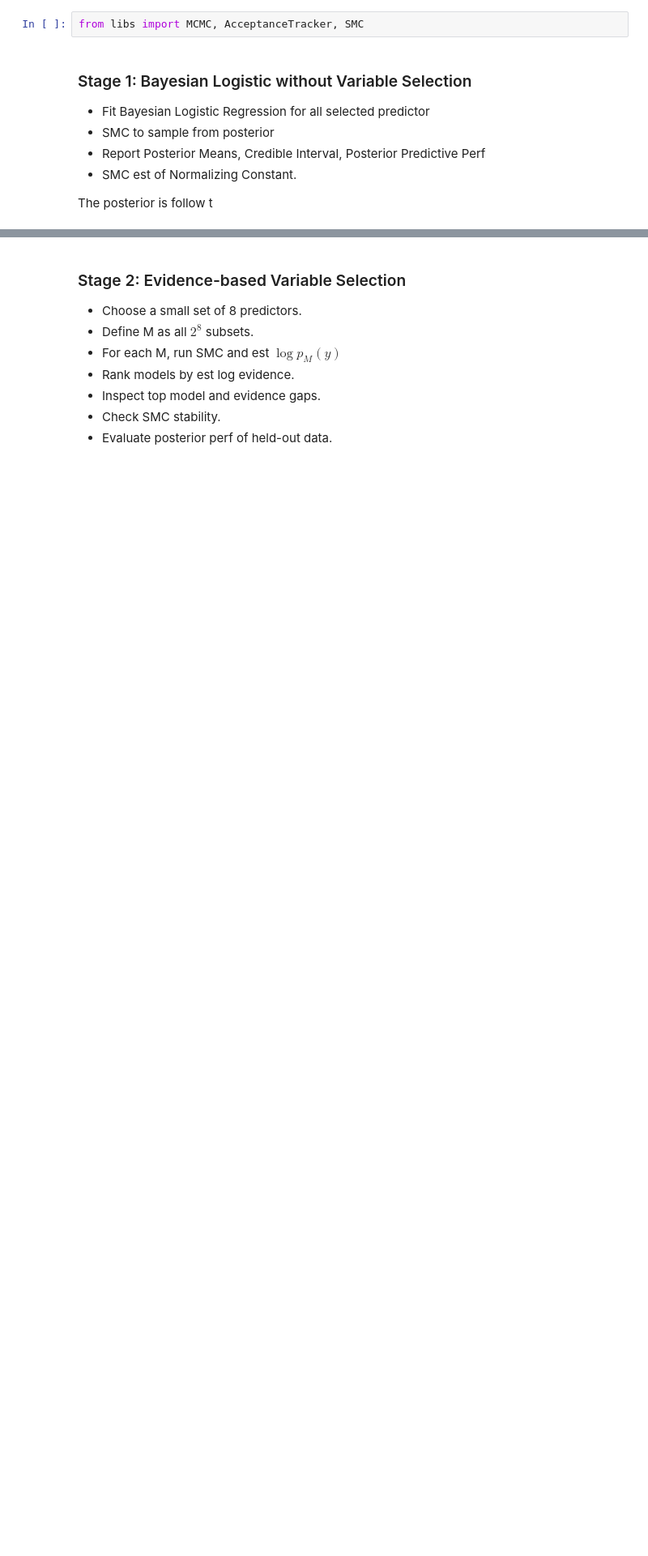
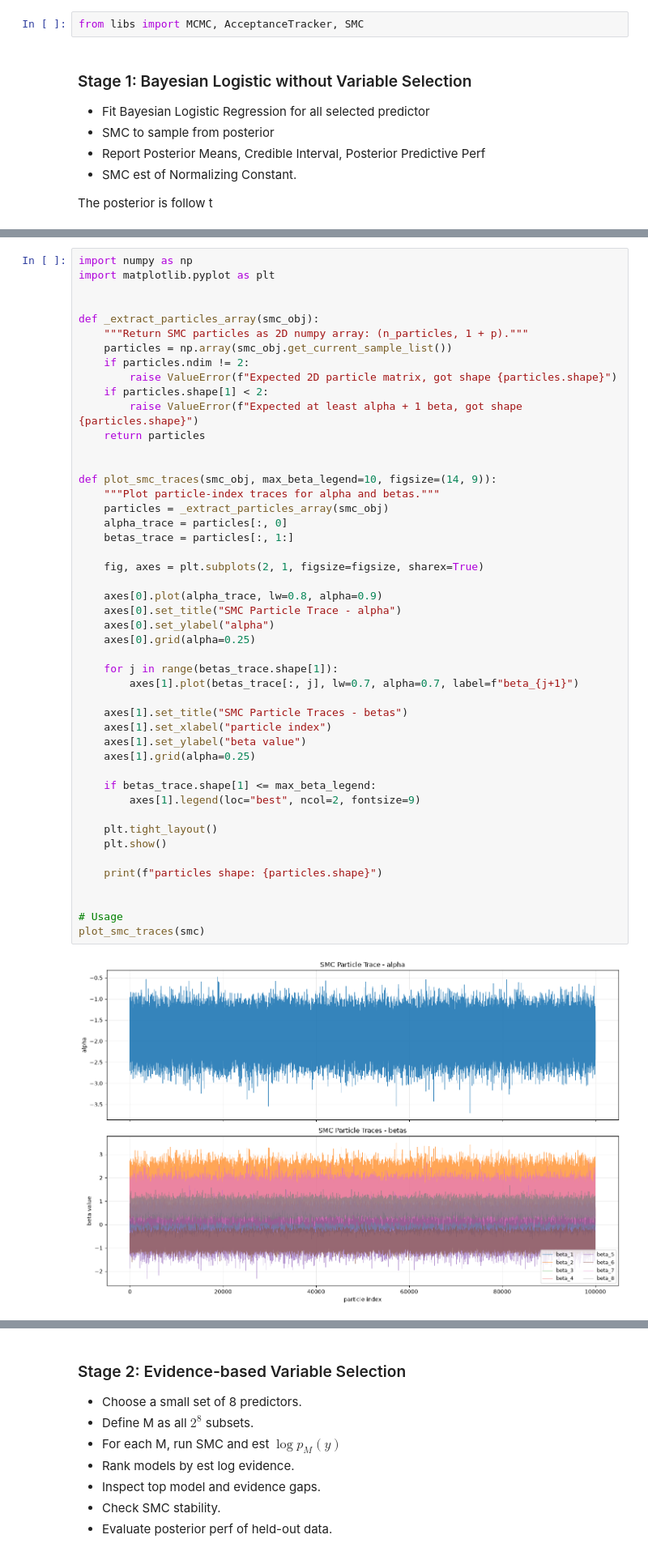
Before and after one commit to saobangmath/MiniProject-PhD-, a Jupyter notebook: MCMC/model-selection.ipynb, the cells around one changed output, grey strips where cells are left out. Shown at 81% size. Drawn from its saved outputs; the diff is of its cells as text; blank space fills up the shorter version.

```diff
--- a/MCMC/model-selection.ipynb
+++ b/MCMC/model-selection.ipynb
@@ -191,0 +266,49 @@ ValueError: multivariate_normal requires mean.ndim >= 1, got mean.ndim == 0
+# %%
+import numpy as np
+import matplotlib.pyplot as plt
+
+
+def _extract_particles_array(smc_obj):
+    """Return SMC particles as 2D numpy array: (n_particles, 1 + p)."""
+    particles = np.array(smc_obj.get_current_sample_list())
+    if particles.ndim != 2:
+        raise ValueError(f"Expected 2D particle matrix, got shape {particles.shape}")
+    if particles.shape[1] < 2:
+        raise ValueError(f"Expected at least alpha + 1 beta, got shape {particles.shape}")
+    return particles
+
+
+def plot_smc_traces(smc_obj, max_beta_legend=10, figsize=(14, 9)):
+    """Plot particle-index traces for alpha and betas."""
+    particles = _extract_particles_array(smc_obj)
+    alpha_trace = particles[:, 0]
+    betas_trace = particles[:, 1:]
+
+    fig, axes = plt.subplots(2, 1, figsize=figsize, sharex=True)
+
+    axes[0].plot(alpha_trace, lw=0.8, alpha=0.9)
+    axes[0].set_title("SMC Particle Trace - alpha")
+    axes[0].set_ylabel("alpha")
+    axes[0].grid(alpha=0.25)
+
+    for j in range(betas_trace.shape[1]):
+        axes[1].plot(betas_trace[:, j], lw=0.7, alpha=0.7, label=f"beta_{j+1}")
+
+    axes[1].set_title("SMC Particle Traces - betas")
+    axes[1].set_xlabel("particle index")
+    axes[1].set_ylabel("beta value")
+    axes[1].grid(alpha=0.25)
+
+    if betas_trace.shape[1] <= max_beta_legend:
+        axes[1].legend(loc="best", ncol=2, fontsize=9)
+
+    plt.tight_layout()
+    plt.show()
+
+    print(f"particles shape: {particles.shape}")
+
+
+# Usage
+plot_smc_traces(smc)
+# %% [output]
+[figure, added]
```
Also changed, not shown: parts of 6 cells of this notebook.
